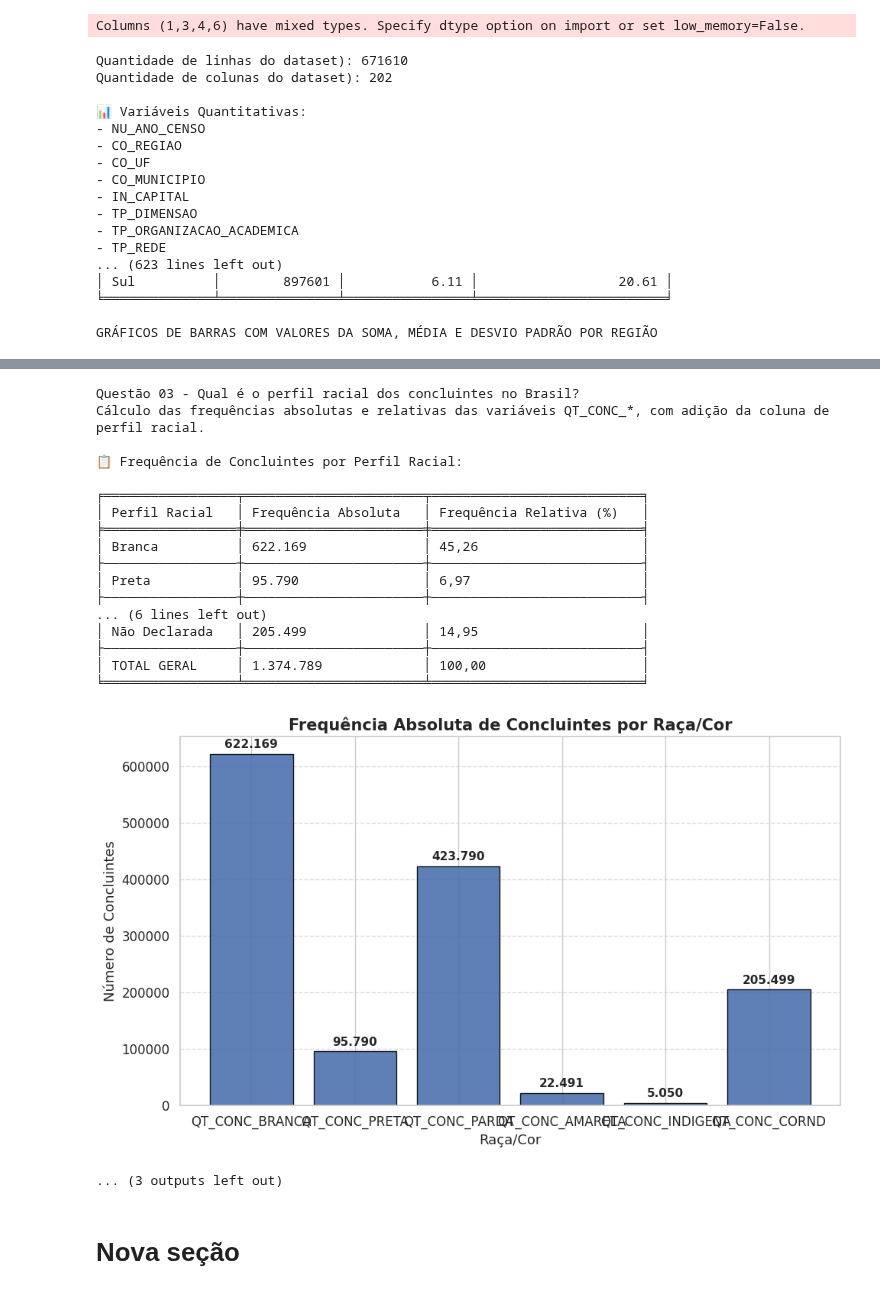
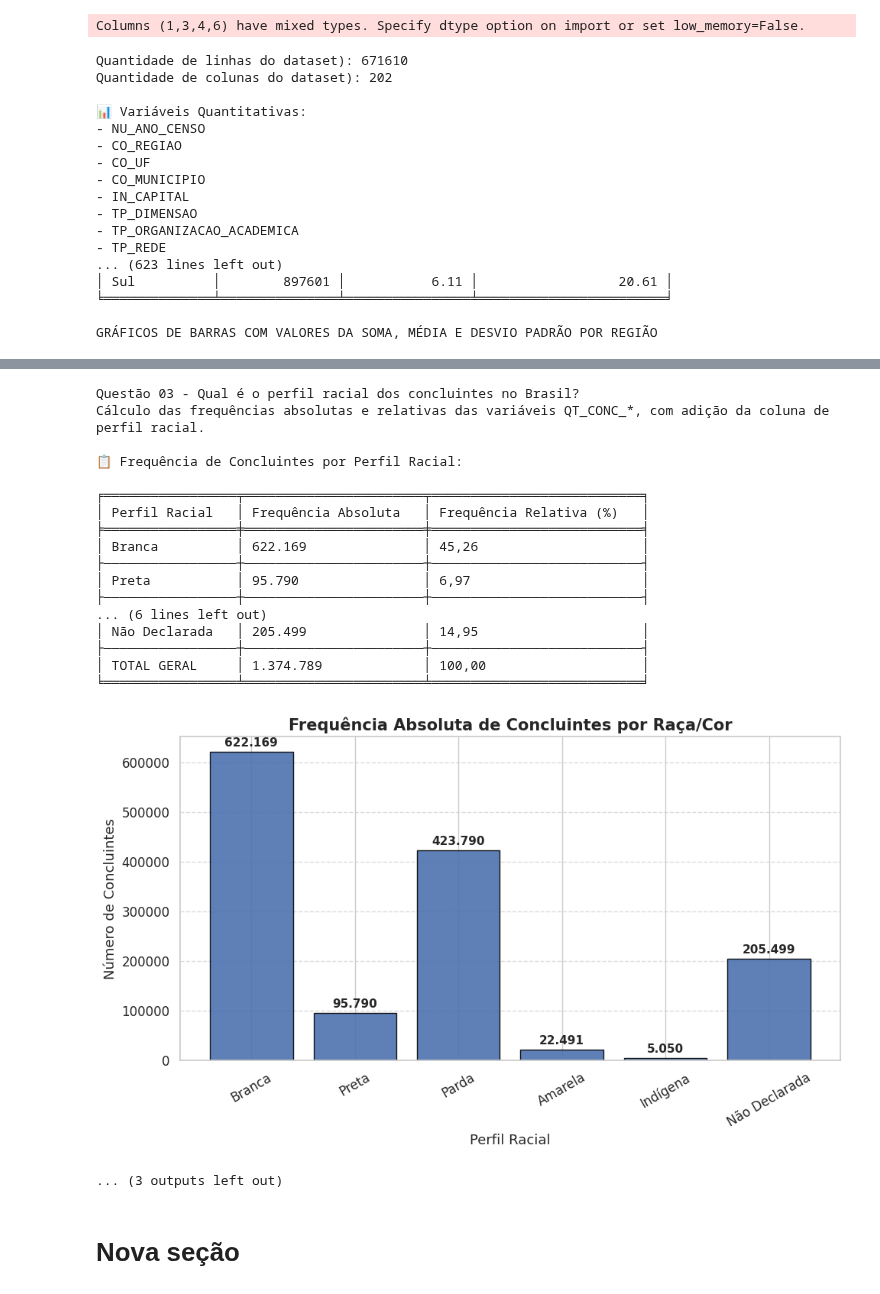
Before and after one commit to HumbertoMedeiros/ProjetoEstatistica, a Jupyter notebook: Untitled2.ipynb, the cells around one changed output, grey strips where cells are left out. Drawn from its saved outputs; the diff is of its cells as text; code cells hidden in the pictures.

```diff
--- a/Untitled2.ipynb
+++ b/Untitled2.ipynb
@@ -15,20 +15,29 @@ def exibir_tabela(df, titulo=None, floatfmt=".2f", showindex=False):
     print()
 
 # Função para gráfico de barras matplotlib com valores em cima
-def grafico_barras_valores(x, y, titulo, xlabel, ylabel, cor, rotacao=0, fmt='int'):
+def grafico_barras_valores(x_labels, valores, titulo, xlabel, ylabel, cor, fmt='int', rotation=0):
     plt.figure(figsize=(10, 6))
-    barras = plt.bar(x, y, color=cor, edgecolor='black', alpha=0.9)
+    barras = plt.bar(x_labels, valores, color=cor, edgecolor='black', alpha=0.9)
+
     plt.title(titulo, fontsize=15, fontweight='bold')
+    plt.ylabel(ylabel, fontsize=13)
     plt.xlabel(xlabel, fontsize=13)
-    plt.ylabel(ylabel, fontsize=13)
-    plt.xticks(rotation=rotacao, fontsize=12)
+    plt.xticks(rotation=rotation, fontsize=12)
     plt.yticks(fontsize=12)
     plt.grid(axis='y', linestyle='--', alpha=0.7)
 
     for barra in barras:
         altura = barra.get_height()
-        label = f'{int(altura):,}'.replace(',', '.') if fmt == 'int' else f'{altura:,.2f}'.replace(',', 'X').replace('.', ',').replace('X', '.')
-        plt.text(barra.get_x() + barra.get_width() / 2, altura + max(y)*0.01, label, ha='center', va='bottom', fontsize=11, fontweight='bold')
+        label = f'{int(altura):,}' if fmt == 'int' else f'{altura:,.2f}'
+        plt.text(
+            barra.get_x() + barra.get_width() / 2,
+            altura + max(valores) * 0.01,
+            label.replace(',', '.'),
+            ha='center',
+            va='bottom',
+            fontsize=11,
+            fontweight='bold'
+        )
 
     plt.tight_layout()
     plt.show()
@@ -224,8 +233,12 @@ exibir_tabela(tabela_frequencias_formatada, "📋 Frequência de Concluintes por
 cores = ['#4C72B0', '#55A868', '#C44E52', '#8172B3', '#CCB974', '#64B5CD']
 
 # Gráfico de barras - Frequência Absoluta
-grafico_barras_valores(frequencia_absoluta.index, frequencia_absoluta.values,
-                       'Frequência Absoluta de Concluintes por Raça/Cor', 'Raça/Cor', 'Número de Concluintes', '#4C72B0')
+nomes_legiveis = [nomes_raca_cor[var] for var in frequencia_absoluta.index]
+valores = frequencia_absoluta.values
+
+grafico_barras_valores(nomes_legiveis, valores,
+                       'Frequência Absoluta de Concluintes por Raça/Cor',
+                       'Perfil Racial', 'Número de Concluintes', '#4C72B0', rotation=30)
 
 # Gráficos combinados: pizza e barras de frequência relativa
 plt.figure(figsize=(14, 6))
@@ -330,34 +343,34 @@ Comparação das variáveis QT_MAT_DIURNO, QT_MAT_NOTURNO e QT_MAT_EAD com medid
 ╞════════════════════════╪═══════════════════════╪══════════════════════════════╪══════════╪══════════╡
 │ Presencial Diurno      │ 2,328,295             │ 3,47                         │ 0        │ 3309     │
 ├────────────────────────┼───────────────────────┼──────────────────────────────┼──────────┼──────────┤
 │ Presencial Noturno     │ 2,735,641             │ 4,07                         │ 0        │ 5185     │
 ├────────────────────────┼───────────────────────┼──────────────────────────────┼──────────┼──────────┤
 │ EAD                    │ 4,913,281             │ 7,32                         │ 0        │ 11586    │
 ├────────────────────────┼───────────────────────┼──────────────────────────────┼──────────┼──────────┤
 │ TOTAL GERAL            │ 9,977,217             │ -                            │ -        │ -        │
 ╘════════════════════════╧═══════════════════════╧══════════════════════════════╧══════════╧══════════╛
 [figure]
 [figure]
 [figure]
 [figure]
 Questão 03 - Qual é o perfil racial dos concluintes no Brasil?
 Cálculo das frequências absolutas e relativas das variáveis QT_CONC_*, com adição da coluna de perfil racial.
 
 📋 Frequência de Concluintes por Perfil Racial:
 
 ╒═════════════════╤═══════════════════════╤═══════════════════════════╕
 │ Perfil Racial   │ Frequência Absoluta   │ Frequência Relativa (%)   │
 ╞═════════════════╪═══════════════════════╪═══════════════════════════╡
 │ Branca          │ 622.169               │ 45,26                     │
 ├─────────────────┼───────────────────────┼───────────────────────────┤
 │ Preta           │ 95.790                │ 6,97                      │
 ├─────────────────┼───────────────────────┼───────────────────────────┤
 ... (6 lines left out)
 │ Não Declarada   │ 205.499               │ 14,95                     │
 ├─────────────────┼───────────────────────┼───────────────────────────┤
 │ TOTAL GERAL     │ 1.374.789             │ 100,00                    │
 ╘═════════════════╧═══════════════════════╧═══════════════════════════╛
-[figure, old version]
+[figure, new version]
 ... (3 outputs left out)
 # %% [markdown]
 # Nova seção
```
